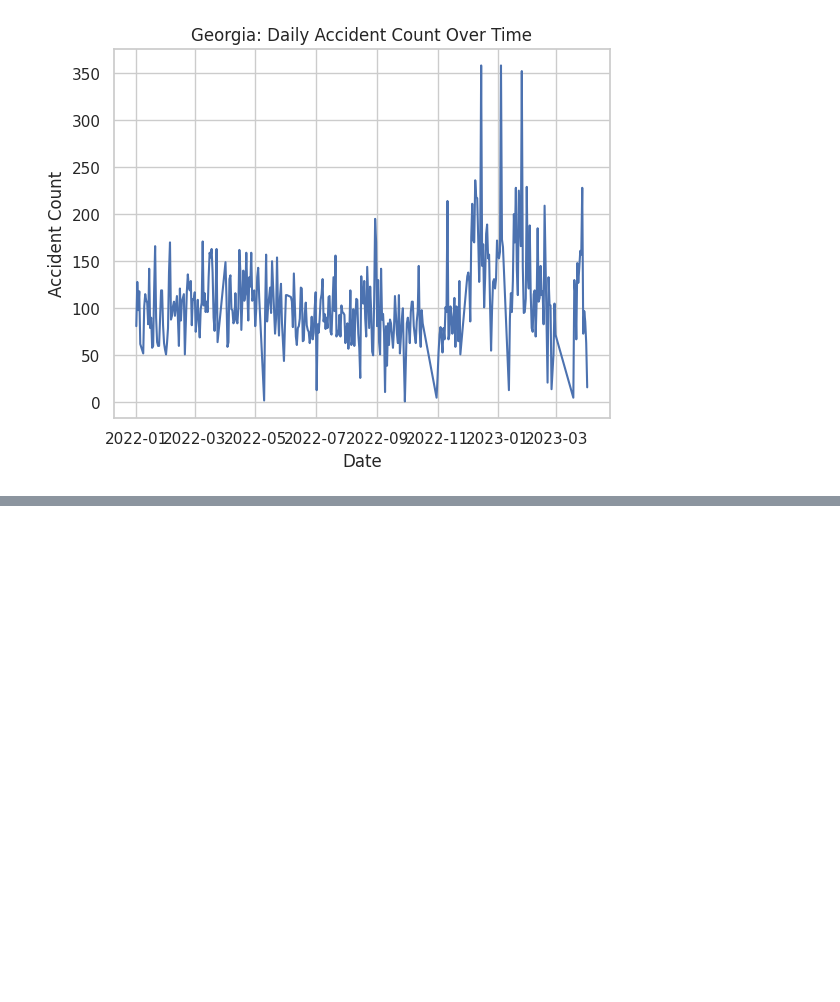
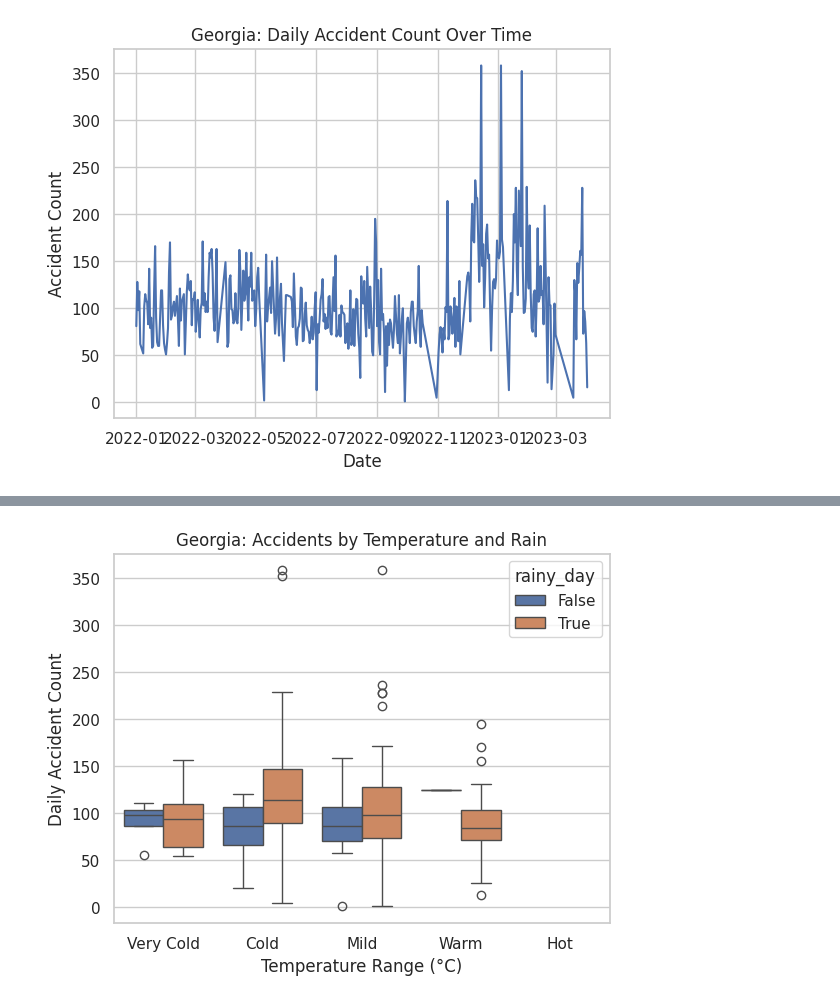
Before and after one commit to Xiong-Alex/ETL_weather-accident-correlation, a Jupyter notebook: notebooks/11_test.ipynb, the cells around one changed output, grey strips where cells are left out. Saved outputs shown, nothing was run; the diff lists cells and outputs as text; code cells hidden in the pictures; blank space fills up the shorter version.

```diff
--- a/notebooks/11_test.ipynb
+++ b/notebooks/11_test.ipynb
@@ -149,0 +184,20 @@ plt.show()
+# %%
+df["temp_bin"] = pd.cut(
+    df["avg_temp"],
+    bins=[-10, 5, 15, 25, 35, 50],
+    labels=["Very Cold", "Cold", "Mild", "Warm", "Hot"]
+)
+
+plt.figure()
+sns.boxplot(
+    data=df,
+    x="temp_bin",
+    y="accident_count",
+    hue="rainy_day"
+)
+plt.title("Georgia: Accidents by Temperature and Rain")
+plt.xlabel("Temperature Range (°C)")
+plt.ylabel("Daily Accident Count")
+plt.show()
+# %% [output]
+[figure, added]
```
Also changed, not shown: parts of 4 cells of this notebook.
